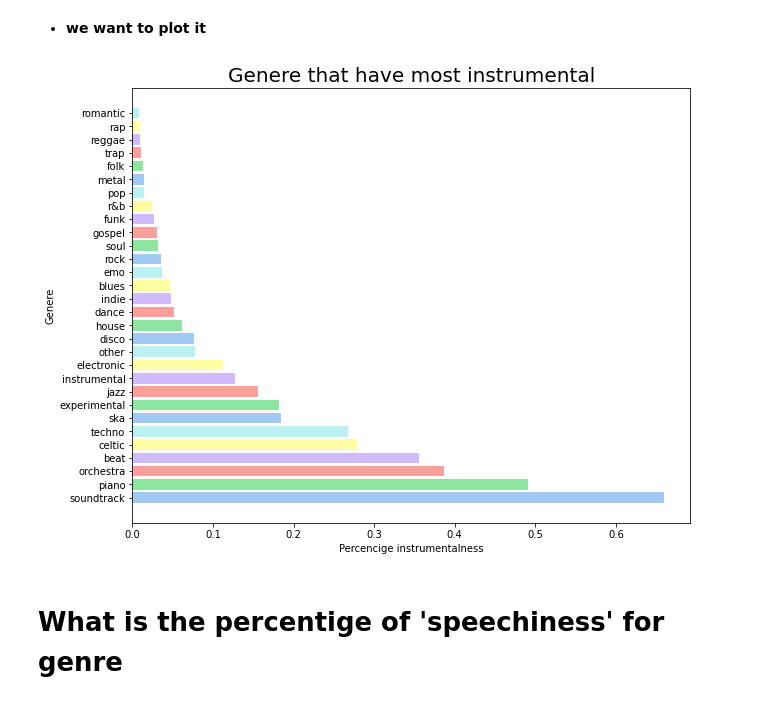
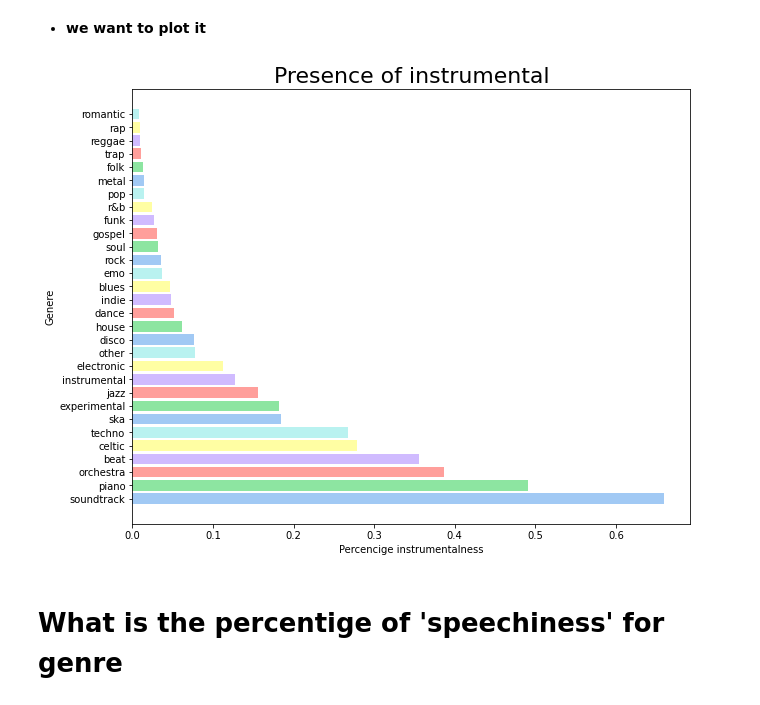
Before and after one commit to alelovo/Project_programming, a Jupyter notebook: project.ipynb, the cells around one changed output. Drawn from its saved outputs; the diff is of its cells as text; code cells hidden in the pictures.

```diff
--- a/project.ipynb
+++ b/project.ipynb
@@ -507,13 +551,13 @@ most_30_instrum_genere
 # %%
 plt.figure(figsize=(10,8))
 color=sb.color_palette('pastel6')
 plt.barh(most_30_instrum_genere.index,most_30_instrum_genere.instrumentalness,color=color)
 plt.ylabel('Genere')
 plt.xlabel('Percencige instrumentalness')
-plt.title('Genere that have most instrumental',size=20)
+plt.title('Presence of instrumental',size=22)
 plt.show()
 # %% [output]
-[figure, old version]
+[figure, new version]
 # %% [markdown]
 # **What is the percentige of 'speechiness' for genre**
 # %%
```
Also changed, not shown: parts of 28 cells of this notebook.
